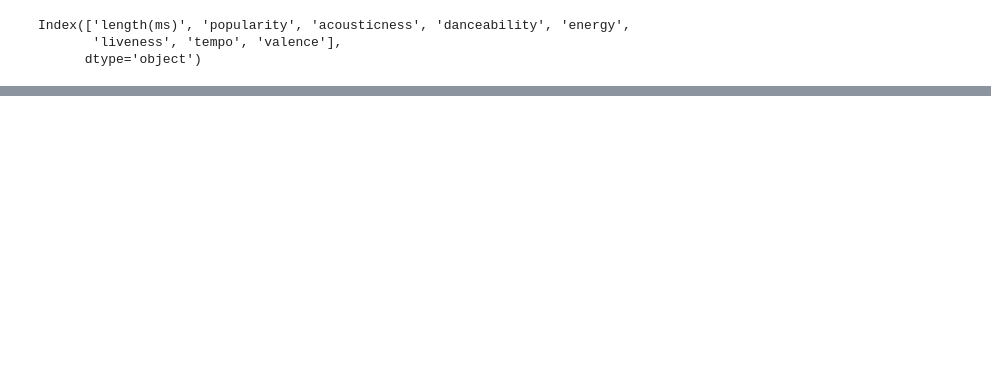
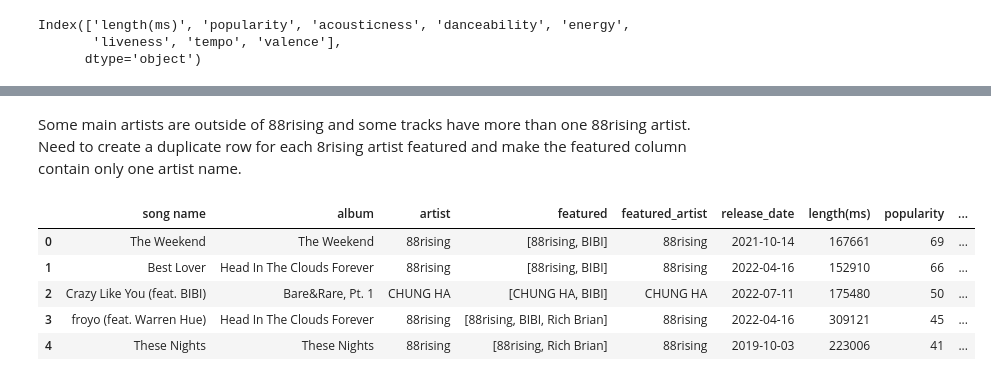
Before and after one commit to jeugenio103/Project-3, a Jupyter notebook: Collabs/collabs_analysis.ipynb, the cells around one changed output, grey strips where cells are left out. Saved outputs shown, nothing was run; the diff lists cells and outputs as text; code cells hidden in the pictures; blank space fills up the shorter version.

```diff
--- a/Collabs/collabs_analysis.ipynb
+++ b/Collabs/collabs_analysis.ipynb
@@ -144,0 +250,2 @@ TypeError: object of type 'method' has no len()
+# %% [markdown]
+Some main artists are outside of 88rising and some tracks have more than one 88rising artist. Need to create a duplicate row for each 8rising artist featured and make the featured column contain only one artist name.
@@ -144,0 +254,28 @@ TypeError: object of type 'method' has no len()
+# %%
+dup_all_collabs = all_collabs_df.copy()
+dup_all_collabs.insert(4, 'featured_artist', "")
+for index, row in all_collabs_df.iterrows():
+    for a in row['featured']:
+        if a.lower() in lowercase_artists or a.lower() == '88rising' or a.lower() == 'chung ha':
+            # If the featured artist is the same as the main artist, set featured_artist to the main artist and go to the next featured artist
+            # If the artist is in 88rising, but isn't the main artist and is the last row, duplicate the row and set the featured_artist. Then delete the row
+            # Othwerise, duplicate the row and set featured_artist to the featured_artist
+            if a.lower() == row['artist'].lower() and a.lower() != row['featured'][-1].lower():
+                dup_all_collabs.loc[dup_all_collabs.index == index, 'featured_artist'] = a
+            elif a.lower() != row['artist'].lower() and a.lower() == row['featured'][-1].lower():
+                add_index = max(dup_all_collabs.index)+1
+                dup_all_collabs.loc[add_index] = row
+                dup_all_collabs.loc[dup_all_collabs.index == add_index, 'featured_artist'] = a
+                dup_all_collabs.drop(dup_all_collabs.index[index])
+            else:
+                add_index = max(dup_all_collabs.index)+1
+                dup_all_collabs.loc[add_index] = row
+                dup_all_collabs.loc[dup_all_collabs.index == add_index, 'featured_artist'] = a
+dup_all_collabs.head()
+# %% [output]
+|  | song name | album | artist | featured | featured_artist | release_date | length(ms) | popularity | ... |
+| 0 | The Weekend | The Weekend | 88rising | [88rising, BIBI] | 88rising | 2021-10-14 | 167661 | 69 | ... |
+| 1 | Best Lover | Head In The Clouds Forever | 88rising | [88rising, BIBI] | 88rising | 2022-04-16 | 152910 | 66 | ... |
+| 2 | Crazy Like You (feat. BIBI) | Bare&Rare, Pt. 1 | CHUNG HA | [CHUNG HA, BIBI] | CHUNG HA | 2022-07-11 | 175480 | 50 | ... |
+| 3 | froyo (feat. Warren Hue) | Head In The Clouds Forever | 88rising | [88rising, BIBI, Rich Brian] | 88rising | 2022-04-16 | 309121 | 45 | ... |
+| 4 | These Nights | These Nights | 88rising | [88rising, Rich Brian] | 88rising | 2019-10-03 | 223006 | 41 | ... |
```
Also changed, not shown: parts of 20 cells of this notebook.
